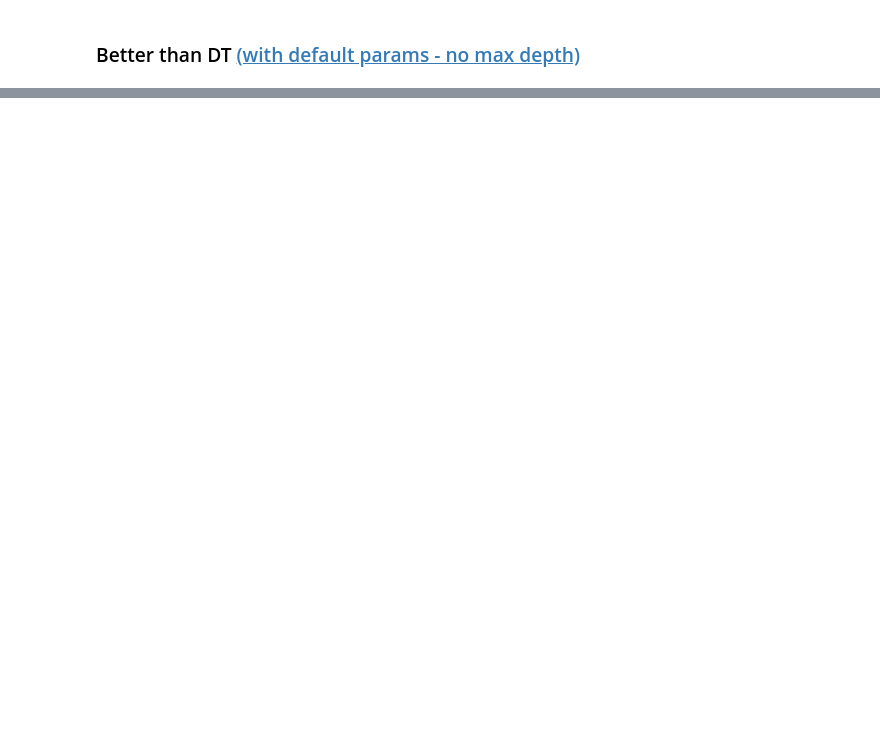
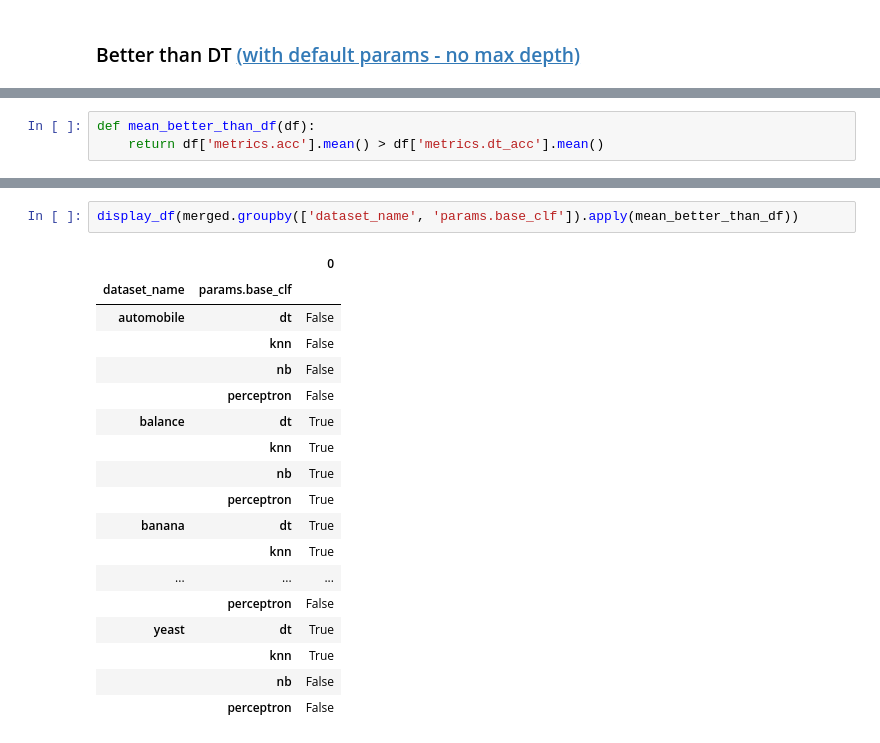
Before and after one commit to bgulowaty/quad-split, a Jupyter notebook: results-analysis.ipynb, the cells around one changed output, grey strips where cells are left out. Drawn from its saved outputs; the diff is of its cells as text; blank space fills up the shorter version.

```diff
--- a/results-analysis.ipynb
+++ b/results-analysis.ipynb
@@ -162,0 +248,3 @@ display_df(
+# %%
+def mean_better_than_df(df):
+    return df['metrics.acc'].mean() > df['metrics.dt_acc'].mean()
@@ -162,0 +288,21 @@ display_df(
+# %%
+display_df(merged.groupby(['dataset_name', 'params.base_clf']).apply(mean_better_than_df))
+# %% [output]
+|  |  | 0 |
+| dataset_name | params.base_clf |  |
+| automobile | dt | False |
+|  | knn | False |
+|  | nb | False |
+|  | perceptron | False |
+| balance | dt | True |
+|  | knn | True |
+|  | nb | True |
+|  | perceptron | True |
+| banana | dt | True |
+|  | knn | True |
+| ... | ... | ... |
+|  | perceptron | False |
+| yeast | dt | True |
+|  | knn | True |
+|  | nb | False |
+|  | perceptron | False |
```
Also changed, not shown: parts of 16 cells of this notebook, 2 other files.
